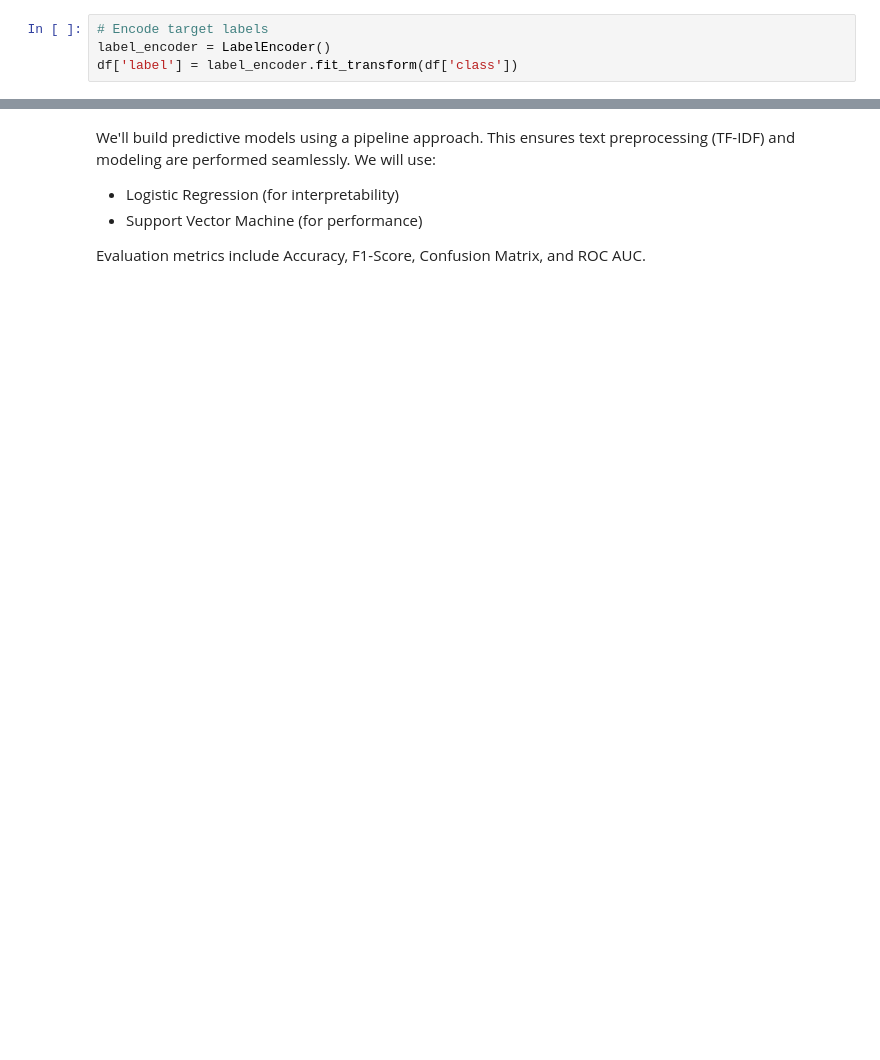
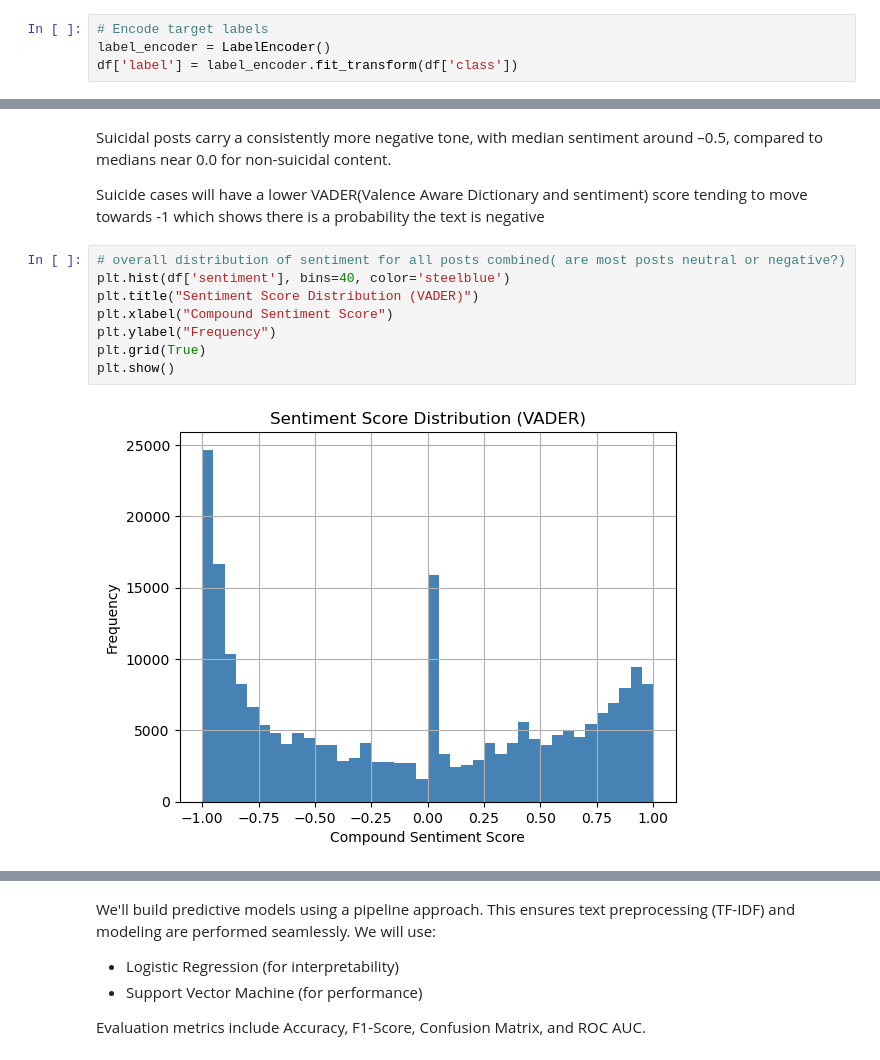
Before and after one commit to MichelleUsagi/PHASE-4-PROJECT-, a Jupyter notebook: notebook.ipynb, the cells around one changed output, grey strips where cells are left out. Drawn from its saved outputs; the diff is of its cells as text; blank space fills up the shorter version.

```diff
--- a/notebook.ipynb
+++ b/notebook.ipynb
@@ -283,0 +429,14 @@ plt.show()
+# %% [markdown]
+Suicidal posts carry a consistently more negative tone, with median sentiment around –0.5, compared to medians near 0.0 for non-suicidal content.
+
+Suicide cases will have a lower VADER(Valence Aware Dictionary and sentiment) score tending to move towards -1 which shows there is a probability the text is negative
+# %%
+# overall distribution of sentiment for all posts combined( are most posts neutral or negative?)
+plt.hist(df['sentiment'], bins=40, color='steelblue')
+plt.title("Sentiment Score Distribution (VADER)")
+plt.xlabel("Compound Sentiment Score")
+plt.ylabel("Frequency")
+plt.grid(True)
+plt.show()
+# %% [output]
+[figure, added]
```
Also changed, not shown: parts of 123 cells of this notebook.
